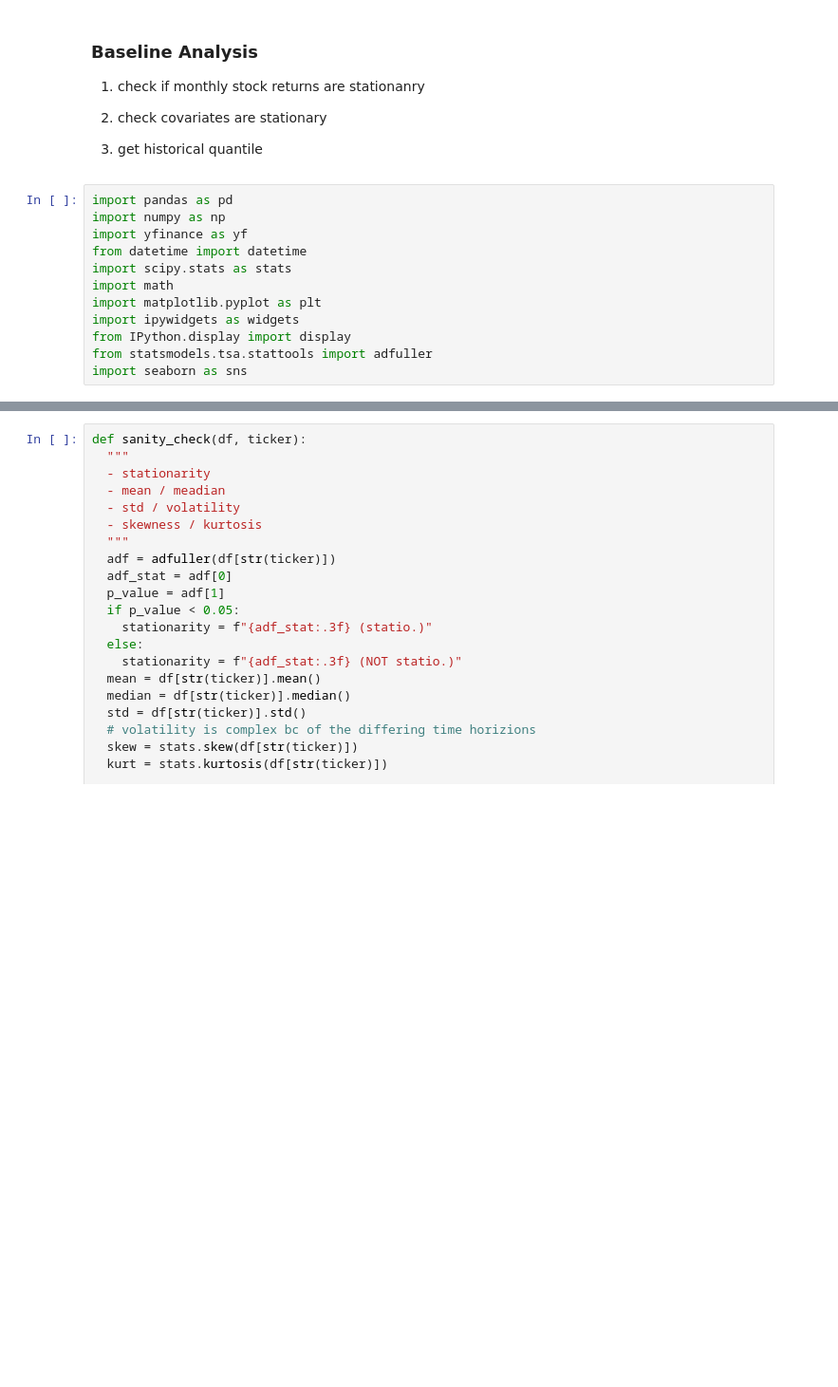
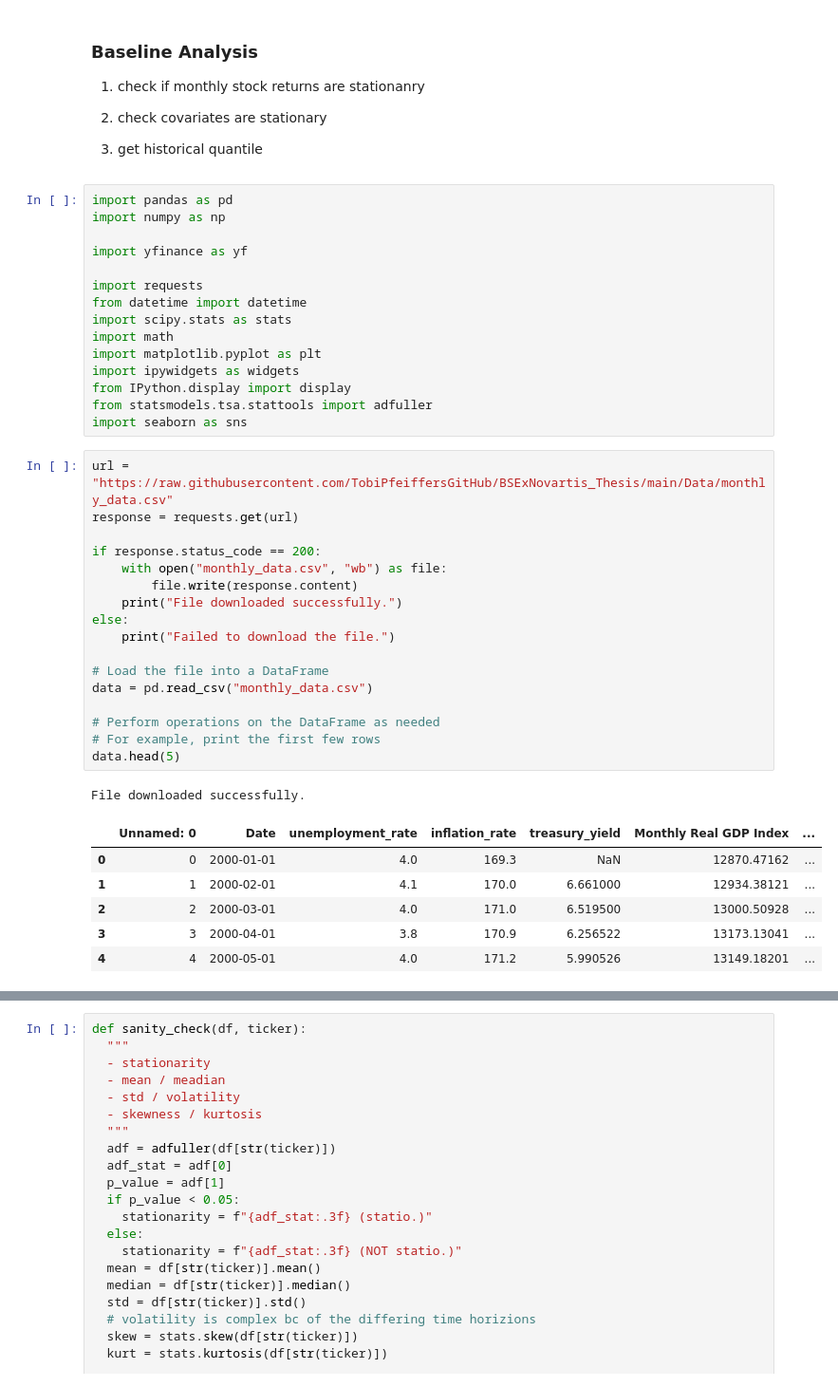
Before and after one commit to TobiPfeiffersGitHub/BSExNovartis_Thesis, a Jupyter notebook: Exploratory Data Analysis/SummaryStats.ipynb, the cells around one changed output, grey strips where cells are left out. Shown: that part at 95% size. Cells and saved outputs as stored; diff of their text form; blank space fills up the shorter version.

Commit message:
pull data

```diff
--- a/Exploratory Data Analysis/SummaryStats.ipynb
+++ b/Exploratory Data Analysis/SummaryStats.ipynb
@@ -9,7 +9,10 @@
 # %%
 import pandas as pd
 import numpy as np
+
 import yfinance as yf
+
+import requests
 from datetime import datetime
 import scipy.stats as stats
 import math
@@ -18,4 +21,29 @@ import ipywidgets as widgets
 from IPython.display import display
 from statsmodels.tsa.stattools import adfuller
 import seaborn as sns
+# %%
+url = "https://raw.githubusercontent.com/TobiPfeiffersGitHub/BSExNovartis_Thesis/main/Data/monthly_data.csv"
+response = requests.get(url)
+
+if response.status_code == 200:
+    with open("monthly_data.csv", "wb") as file:
+        file.write(response.content)
+    print("File downloaded successfully.")
+else:
+    print("Failed to download the file.")
+
+# Load the file into a DataFrame
+data = pd.read_csv("monthly_data.csv")
+
+# Perform operations on the DataFrame as needed
+# For example, print the first few rows
+data.head(5)
+# %% [output]
+File downloaded successfully.
+|  | Unnamed: 0 | Date | unemployment_rate | inflation_rate | treasury_yield | Monthly Real GDP Index | ... |
+| 0 | 0 | 2000-01-01 | 4.0 | 169.3 | NaN | 12870.47162 | ... |
+| 1 | 1 | 2000-02-01 | 4.1 | 170.0 | 6.661000 | 12934.38121 | ... |
+| 2 | 2 | 2000-03-01 | 4.0 | 171.0 | 6.519500 | 13000.50928 | ... |
+| 3 | 3 | 2000-04-01 | 3.8 | 170.9 | 6.256522 | 13173.13041 | ... |
+| 4 | 4 | 2000-05-01 | 4.0 | 171.2 | 5.990526 | 13149.18201 | ... |
 # %%
```
Also changed, not shown: parts of 1 cell of this notebook, 2 other files.
